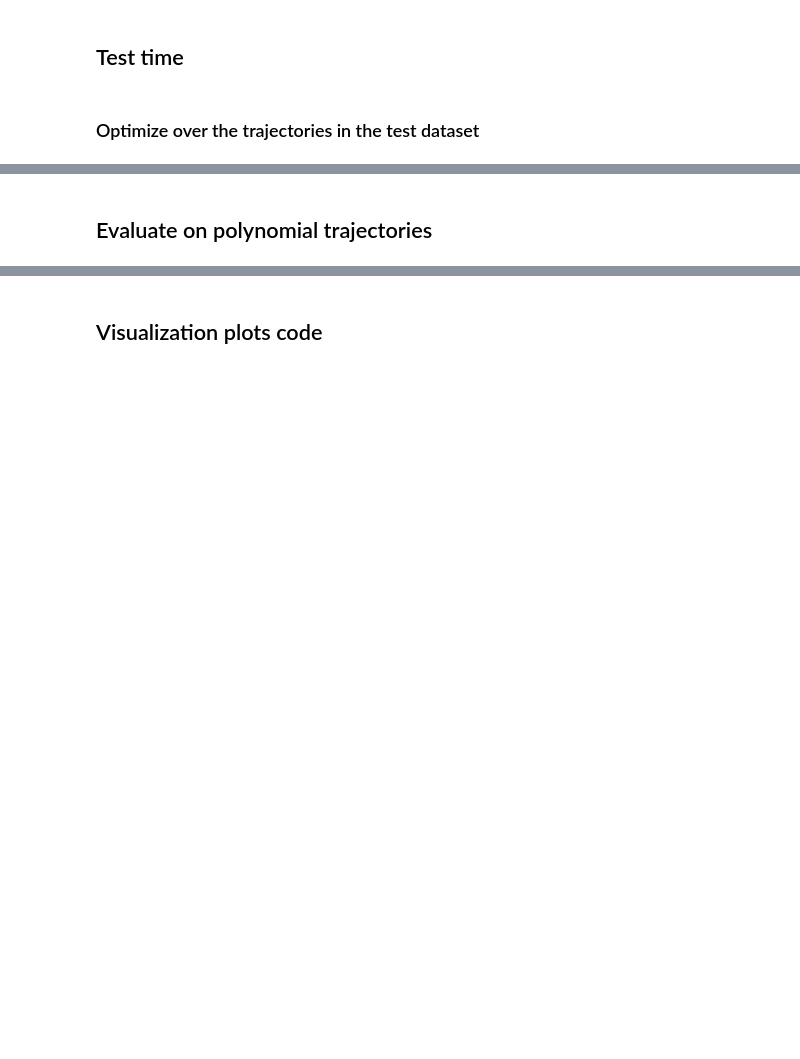
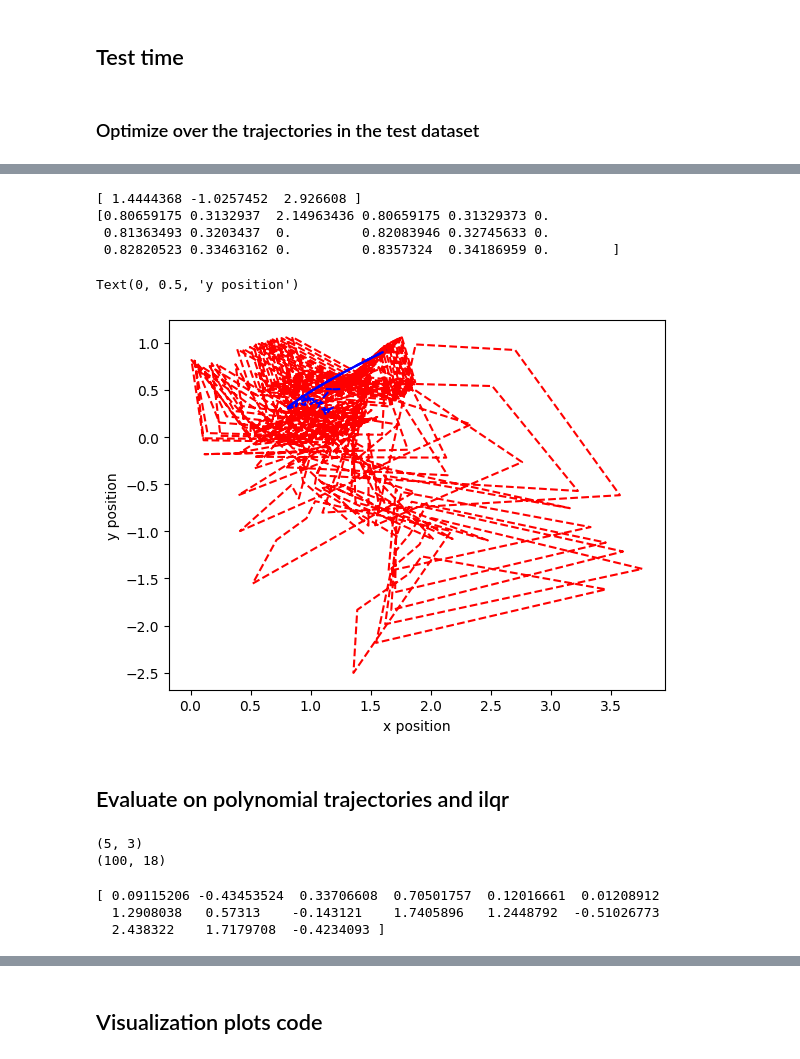
Before and after one commit to Nusha97/Layered-control-architectures-for-Robotics, a Jupyter notebook: Simulations/Testing_mlp.ipynb, the cells around one changed output, grey strips where cells are left out. Saved outputs shown, nothing was run; the diff lists cells and outputs as text; code cells hidden in the pictures; blank space fills up the shorter version.

```diff
--- a/Simulations/Testing_mlp.ipynb
+++ b/Simulations/Testing_mlp.ipynb
@@ -308,15 +469,22 @@ print(new_data.shape)
 # %%
 plt.figure()
 m = 0
 print(ref[m])
 print(data[m])
-# plt.plot(ref[0:10, 0], ref[0:10, 1], 'r--', label="new ref")
-plt.plot(new_data[0, 0::3], new_data[0, 1::3], 'b--')
+
+plt.plot(ref[:, 0], ref[:, 1], 'r--')
+plt.plot(new_data[:, 0::3], new_data[:, 1::3], 'b--')
 plt.xlabel("x position")
 plt.ylabel("y position")
-plt.legend()
+# %% [output]
+[ 1.4444368 -1.0257452  2.926608 ]
+[0.80659175 0.3132937  2.14963436 0.80659175 0.31329373 0.
+ 0.81363493 0.3203437  0.         0.82083946 0.32745633 0.
+ 0.82820523 0.33463162 0.         0.8357324  0.34186959 0.        ]
+Text(0, 0.5, 'y position')
+[figure, added]
 # %% [markdown]
-## Evaluate on polynomial trajectories
+## Evaluate on polynomial trajectories and ilqr
 # %%
 from generate_data import generate_polynomial_trajectory
 import numpy as np
@@ -331,14 +499,20 @@ goals = np.random.randint(1, 3, (2, num_inf))
 goals = np.append(goals, np.zeros(num_inf))
 goals = np.reshape(goals, (3, num_inf))
 
-N = 101
+N = 5
+
+# uni_ilqr1 = ILQR(unicycle, maxiter=1000)
 
 poly_traj = []
 for i in range(num_inf):
-    poly_traj.append(generate_polynomial_trajectory(inits[:, i], goals[:, i], 101, 2))
+    poly_traj.append(generate_polynomial_trajectory(inits[:, i], goals[:, i], N, 2))
+    # ilqr_traj.append()
 
 print(poly_traj[0].shape)
 
-poly_aug_state = [np.append(poly_traj[r][0, :], poly_traj[r][:, :]) for r in range(len(poly_traj))]
+poly_aug_state = [np.append(poly_traj[r][0, :], poly_traj[r]) for r in range(len(poly_traj))]
 poly_aug_state = jnp.array(poly_aug_state)
 print(poly_aug_state.shape)
+# %% [output]
+(5, 3)
+(100, 18)
@@ -344,0 +550,6 @@ print(poly_aug_state.shape)
+# %%
+print(solution2[0].params)
+# %% [output]
+[ 0.09115206 -0.43453524  0.33706608  0.70501757  0.12016661  0.01208912
+  1.2908038   0.57313    -0.143121    1.7405896   1.2448792  -0.51026773
+  2.438322    1.7179708  -0.4234093 ]
```
Also changed, not shown: parts of 31 cells of this notebook, 6 other files.
